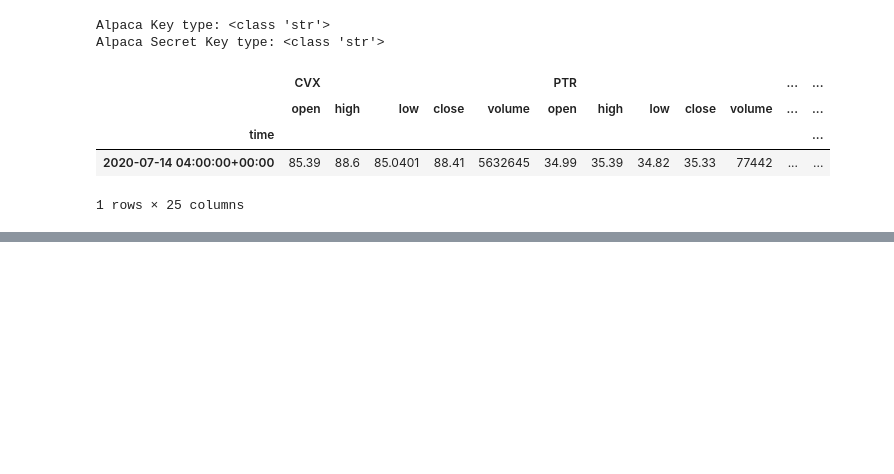
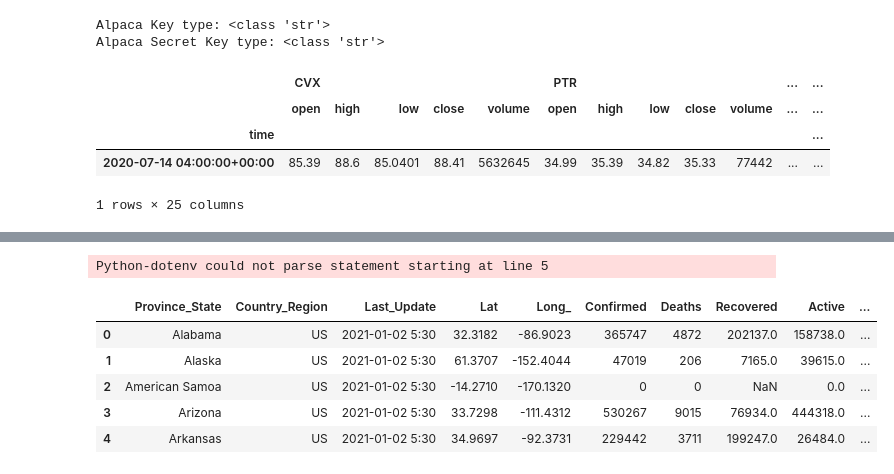
Before and after one commit to chimdyke82/j-Camp, a Jupyter notebook: Project1.ipynb, the cells around one changed output, grey strips where cells are left out. Cells and saved outputs as stored; diff of their text form; code cells hidden in the pictures; blank space fills up the shorter version.

```diff
--- a/Project1.ipynb
+++ b/Project1.ipynb
@@ -443,0 +797,18 @@ active_assets
+# %%
+# Reading the Mapbox API key from .env file.
+load_dotenv()
+map_box_api = os.getenv("mapbox")
+px.set_mapbox_access_token(map_box_api)
+# %% [output]
+Python-dotenv could not parse statement starting at line 5
+# %%
+file_path = Path(r'C:\Users\Sobha\Desktop\Uoft\Homework\Project1\data\combined2.csv')
+combined_data = pd.read_csv(file_path, parse_dates=True, infer_datetime_format=True)
+combined_data.head()
+# %% [output]
+|  | Province_State | Country_Region | Last_Update | Lat | Long_ | Confirmed | Deaths | Recovered | Active | ... |
+| 0 | Alabama | US | 2021-01-02 5:30 | 32.3182 | -86.9023 | 365747 | 4872 | 202137.0 | 158738.0 | ... |
+| 1 | Alaska | US | 2021-01-02 5:30 | 61.3707 | -152.4044 | 47019 | 206 | 7165.0 | 39615.0 | ... |
+| 2 | American Samoa | US | 2021-01-02 5:30 | -14.2710 | -170.1320 | 0 | 0 | NaN | 0.0 | ... |
+| 3 | Arizona | US | 2021-01-02 5:30 | 33.7298 | -111.4312 | 530267 | 9015 | 76934.0 | 444318.0 | ... |
+| 4 | Arkansas | US | 2021-01-02 5:30 | 34.9697 | -92.3731 | 229442 | 3711 | 199247.0 | 26484.0 | ... |
```
Also changed, not shown: parts of 20 cells of this notebook.
